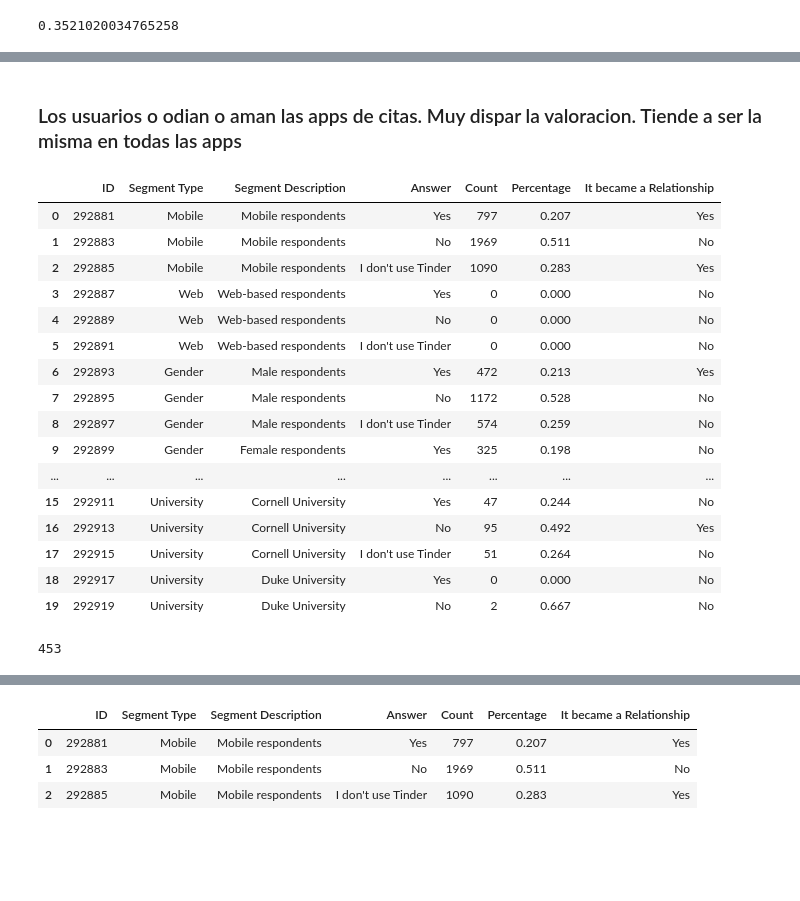
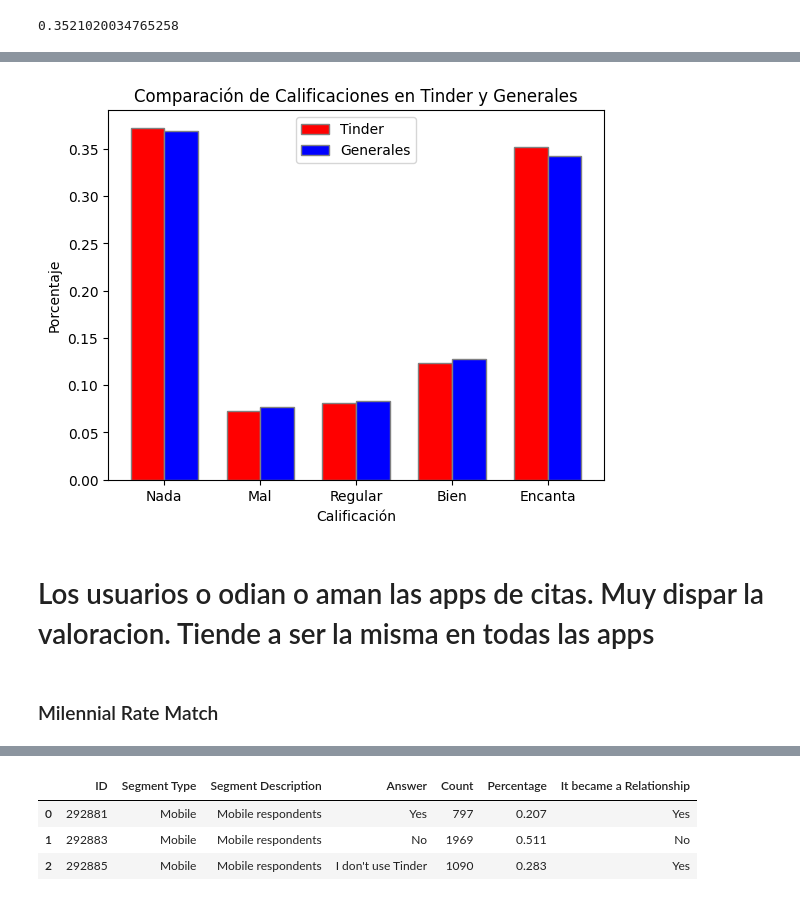
Before and after one commit to javipiazza94/Data-Science-TBB, a Jupyter notebook: SCRIPTS/Proyectos/EDA/1-Definicion_EDA.ipynb, the cells around one changed output, grey strips where cells are left out. Drawn from its saved outputs; the diff is of its cells as text; code cells hidden in the pictures; blank space fills up the shorter version.

```diff
--- a/SCRIPTS/Proyectos/EDA/1-Definicion_EDA.ipynb
+++ b/SCRIPTS/Proyectos/EDA/1-Definicion_EDA.ipynb
@@ -123,27 +165,45 @@ len(rating_5_Tinder)/len(tinder)
+# %%
+
+# Datos Tinder
+nada_tinder = 0.37247375946477496
+mal_tinder = 0.07248537326959067
+regular_tinder = 0.08154033322100308
+bien_tinder = 0.12402210811500332
+encanta_tinder = 0.3521020034765258
+
+# Datos Generales
+nada_general = 0.36945926210494523
+mal_general = 0.07662090868834623
+regular_general = 0.08351686378472538
+bien_general = 0.12807590682615977
+encanta_general = 0.3423255923072637
+
+# Categorías
+categorias = ['Nada', 'Mal', 'Regular', 'Bien', 'Encanta']
+
+# Configurar la ubicación de las barras
+bar_width = 0.35
+r1 = np.arange(len(categorias))
+r2 = [x + bar_width for x in r1]
+
+# Crear el gráfico de barras agrupadas
+plt.bar(r1, [nada_tinder, mal_tinder, regular_tinder, bien_tinder, encanta_tinder], color='red', width=bar_width, edgecolor='grey', label='Tinder')
+plt.bar(r2, [nada_general, mal_general, regular_general, bien_general, encanta_general], color='blue', width=bar_width, edgecolor='grey', label='Generales')
+
+# Añadir etiquetas y título
+plt.xlabel('Calificación')
+plt.ylabel('Porcentaje')
+plt.title('Comparación de Calificaciones en Tinder y Generales')
+plt.xticks([r + bar_width/2 for r in range(len(categorias))], categorias)
+
+# Añadir leyenda
+plt.legend()
+
+# Mostrar el gráfico
+plt.show()
+# %% [output]
+[figure, added]
 # %% [markdown]
-### Los usuarios o odian o aman las apps de citas. Muy dispar la valoracion. Tiende a ser la misma en todas las apps
+# Los usuarios o odian o aman las apps de citas. Muy dispar la valoracion. Tiende a ser la misma en todas las apps
-# %%
-# Milennial Rate Match
-df_2.head(20)
-# %% [output]
-|  | ID | Segment Type | Segment Description | Answer | Count | Percentage | It became a Relationship |
-| 0 | 292881 | Mobile | Mobile respondents | Yes | 797 | 0.207 | Yes |
-| 1 | 292883 | Mobile | Mobile respondents | No | 1969 | 0.511 | No |
-| 2 | 292885 | Mobile | Mobile respondents | I don't use Tinder | 1090 | 0.283 | Yes |
-| 3 | 292887 | Web | Web-based respondents | Yes | 0 | 0.000 | No |
-| 4 | 292889 | Web | Web-based respondents | No | 0 | 0.000 | No |
-| 5 | 292891 | Web | Web-based respondents | I don't use Tinder | 0 | 0.000 | No |
-| 6 | 292893 | Gender | Male respondents | Yes | 472 | 0.213 | Yes |
-| 7 | 292895 | Gender | Male respondents | No | 1172 | 0.528 | No |
-| 8 | 292897 | Gender | Male respondents | I don't use Tinder | 574 | 0.259 | No |
-| 9 | 292899 | Gender | Female respondents | Yes | 325 | 0.198 | No |
-| ... | ... | ... | ... | ... | ... | ... | ... |
-| 15 | 292911 | University | Cornell University | Yes | 47 | 0.244 | No |
-| 16 | 292913 | University | Cornell University | No | 95 | 0.492 | Yes |
-| 17 | 292915 | University | Cornell University | I don't use Tinder | 51 | 0.264 | No |
-| 18 | 292917 | University | Duke University | Yes | 0 | 0.000 | No |
-| 19 | 292919 | University | Duke University | No | 2 | 0.667 | No |
-# %%
-len(df_2)
-# %% [output]
-453
+# %% [markdown]
+### Milennial Rate Match
```
Also changed, not shown: parts of 44 cells of this notebook.
